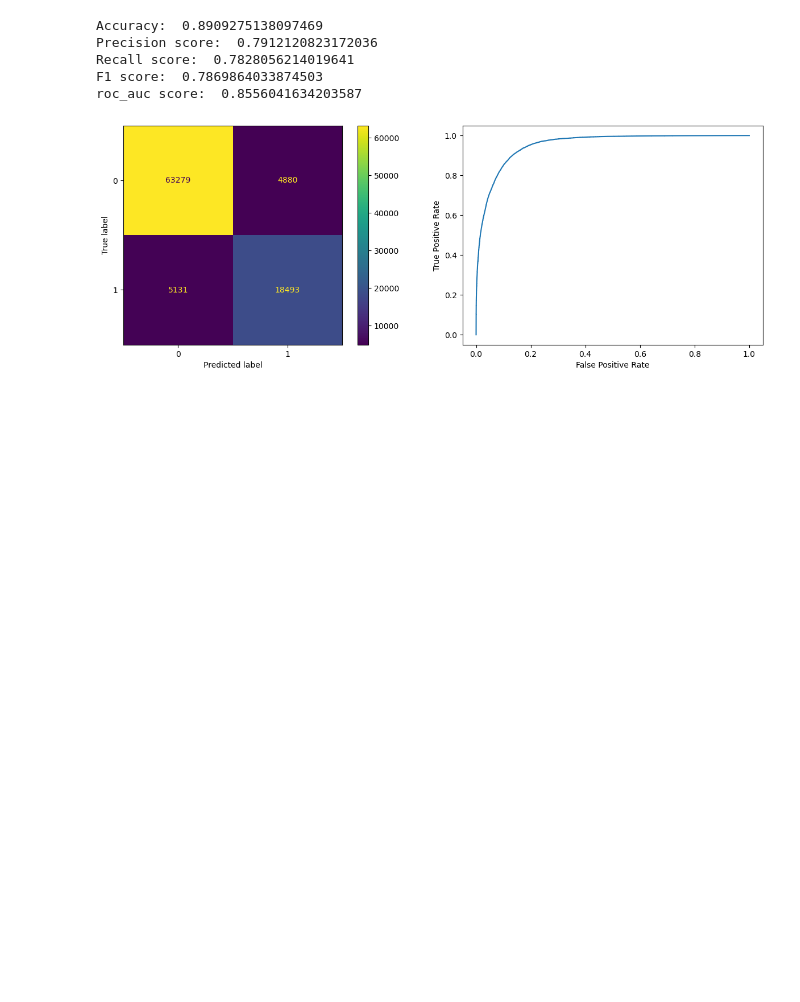
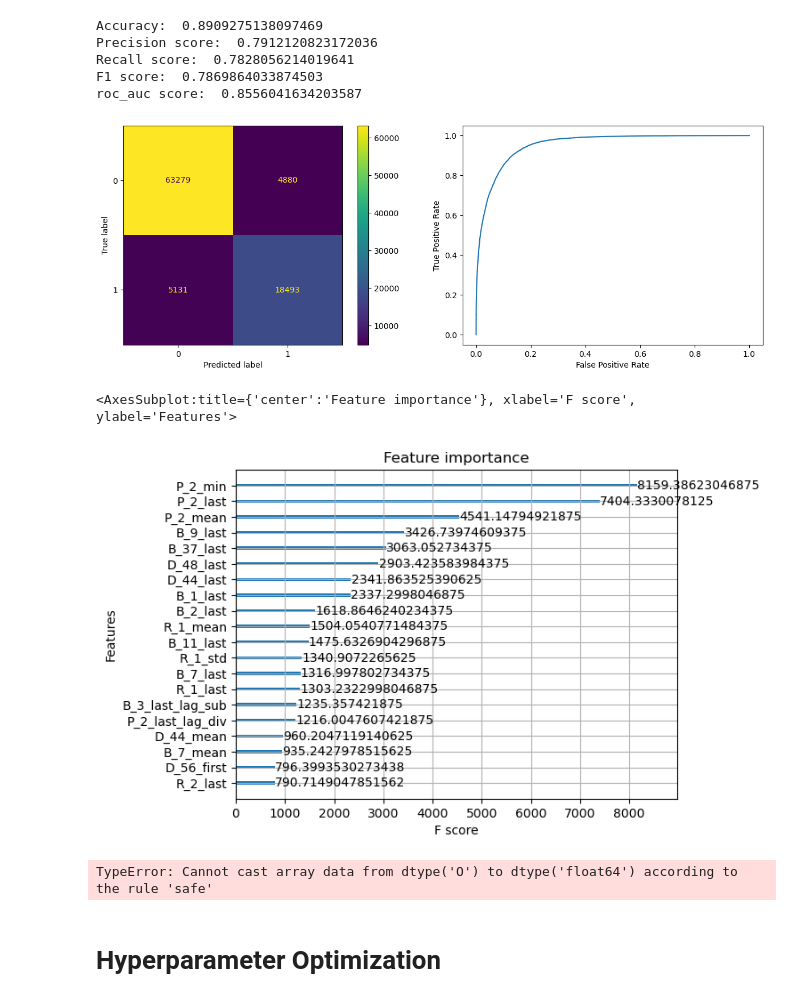
Before and after one commit to AyseAsude/American-Express-Default-Prediction, a Jupyter notebook: xgboost_categorical.ipynb, the cells around one changed output. Drawn from its saved outputs; the diff is of its cells as text; code cells hidden in the pictures; blank space fills up the shorter version.

Commit message:
hyperparameter optimization

```diff
--- a/xgboost_categorical.ipynb
+++ b/xgboost_categorical.ipynb
@@ -112,3 +140,15 @@ Recall score:  0.7828056214019641
 F1 score:  0.7869864033874503
 roc_auc score:  0.8556041634203587
 [figure]
+# %%
+xgb.plot_importance(xgb_clf, importance_type="gain", max_num_features=20)
+# %% [output]
+<AxesSubplot:title={'center':'Feature importance'}, xlabel='F score', ylabel='Features'>
+[figure, added]
+# %%
+explainer = shap.explainers.Tree(xgb_clf, X_train[0:100])
+shap_values = explainer(X_train[0:100])
+# %% [output]
+TypeError: Cannot cast array data from dtype('O') to dtype('float64') according to the rule 'safe'
+# %% [markdown]
+# Hyperparameter Optimization
```
Also changed, not shown: parts of 15 cells of this notebook.
